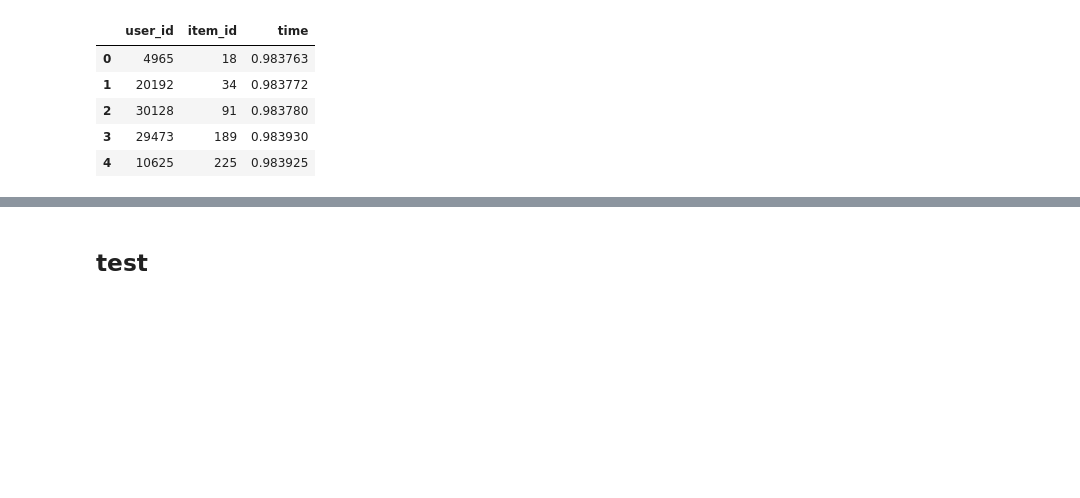
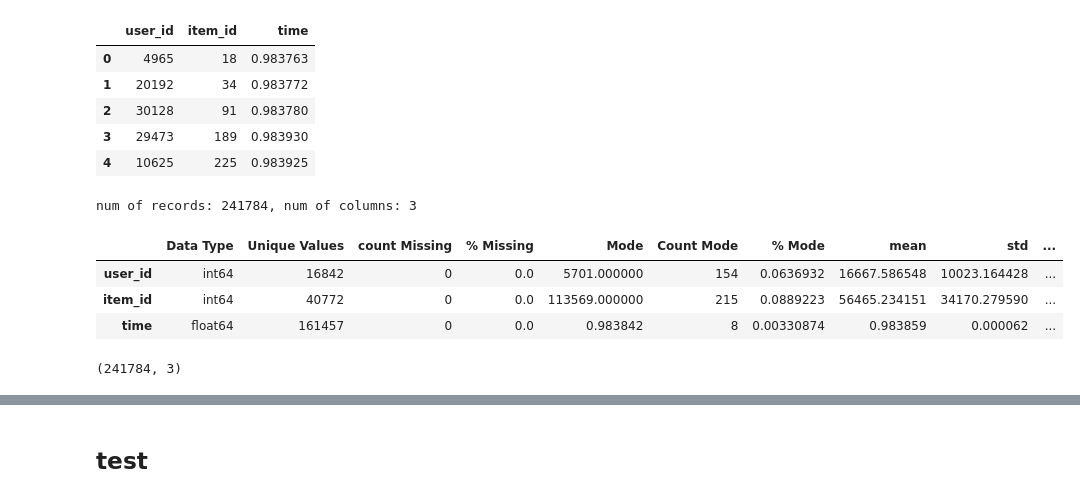
Before and after one commit to mayi140611/mayiapps, a Jupyter notebook: c6_Modern_E_Commerce_Platform_Debiasing/0EDA.ipynb, the cells around one changed output, grey strips where cells are left out. Cells and saved outputs as stored; diff of their text form; code cells hidden in the pictures; blank space fills up the shorter version.

```diff
--- a/c6_Modern_E_Commerce_Platform_Debiasing/0EDA.ipynb
+++ b/c6_Modern_E_Commerce_Platform_Debiasing/0EDA.ipynb
@@ -335,3 +402,15 @@ train_click_0_df.head()
 | 2 | 30128 | 91 | 0.983780 |
 | 3 | 29473 | 189 | 0.983930 |
 | 4 | 10625 | 225 | 0.983925 |
+# %%
+de.describe(train_click_0_df)
+# %% [output]
+num of records: 241784, num of columns: 3
+|  | Data Type | Unique Values | count Missing | % Missing | Mode | Count Mode | % Mode | mean | std | ... |
+| user_id | int64 | 16842 | 0 | 0.0 | 5701.000000 | 154 | 0.0636932 | 16667.586548 | 10023.164428 | ... |
+| item_id | int64 | 40772 | 0 | 0.0 | 113569.000000 | 215 | 0.0889223 | 56465.234151 | 34170.279590 | ... |
+| time | float64 | 161457 | 0 | 0.0 | 0.983842 | 8 | 0.00330874 | 0.983859 | 0.000062 | ... |
+# %%
+train_click_0_df.drop_duplicates('user_id item_id'.split()).shape
+# %% [output]
+(241784, 3)
```
Also changed, not shown: parts of 33 cells of this notebook, 2 other files.
